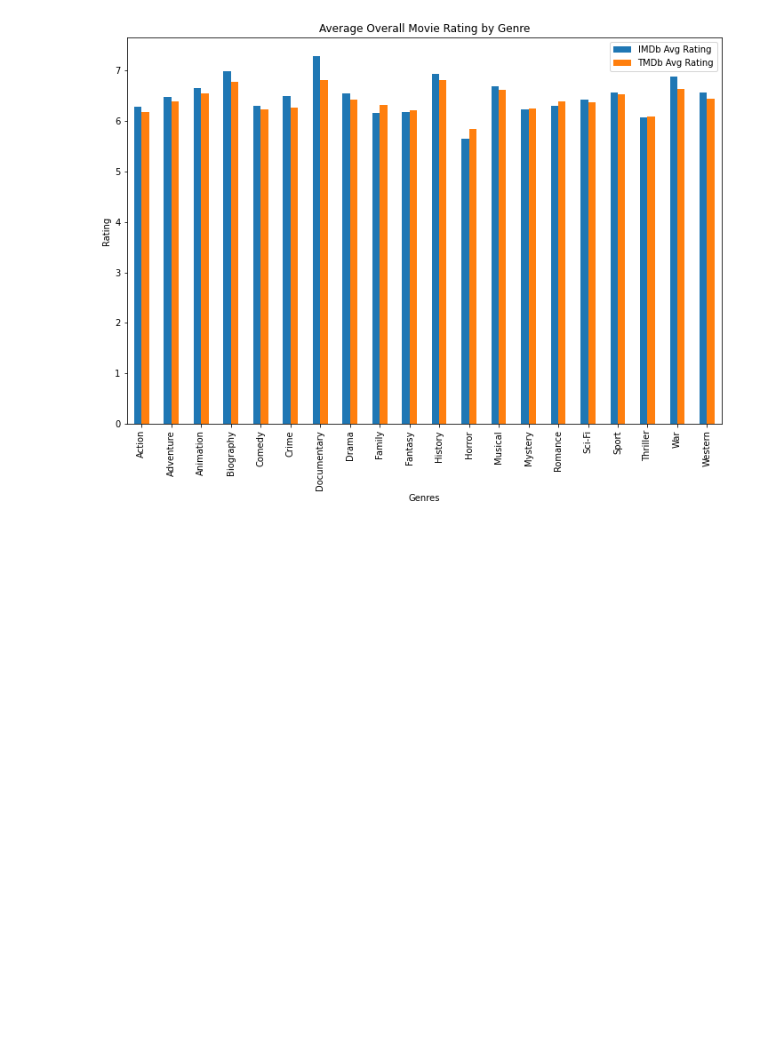
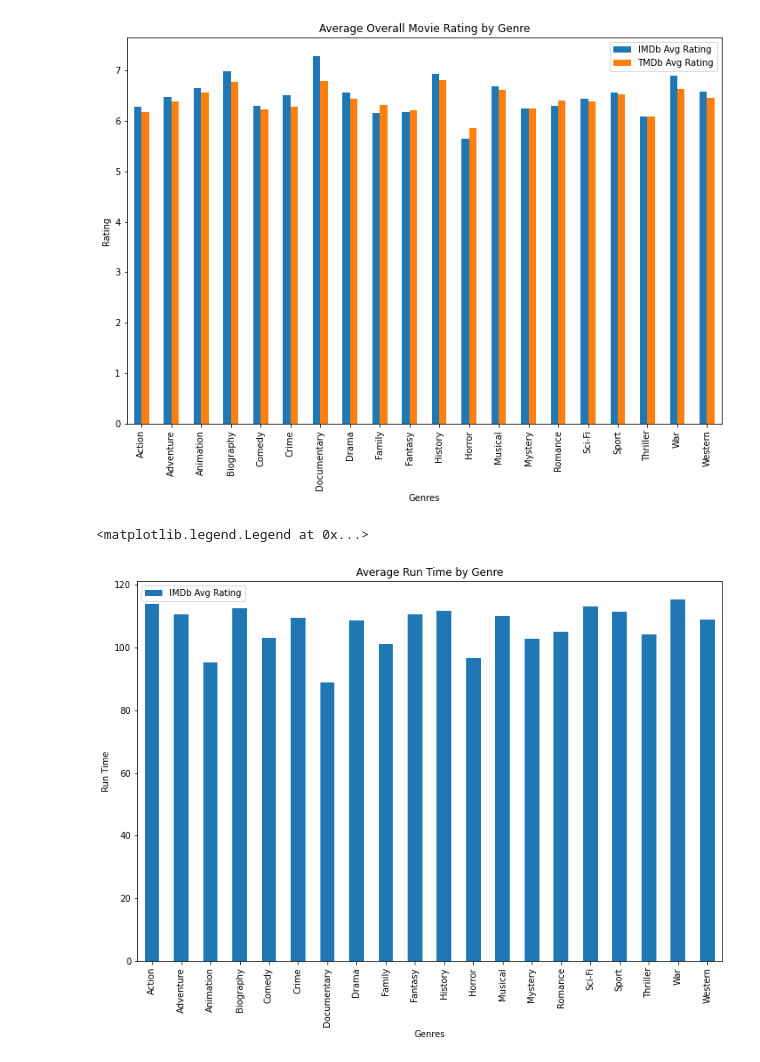
Before and after one commit to jacrivera/AI-Academy-Semester-1-Capstone-Group-5, a Jupyter notebook: Final-Workbook.ipynb, the cells around one changed output. Drawn from its saved outputs; the diff is of its cells as text; code cells hidden in the pictures; blank space fills up the shorter version.

Commit message:
genre visual analysis complete

```diff
--- a/Final-Workbook.ipynb
+++ b/Final-Workbook.ipynb
@@ -235,12 +240,11 @@ master_df22["worldwide_gross"] = master_df.worldwide_gross.fillna(master_df["wor
+# %%
+# Drop irrelevant genres **help from Julian
+drop_list = ['Talk-Show','Reality-TV','Game-Show','News', 'Short']
+
+for dropg in drop_list:
+    master_df_genre = master_df_genre[master_df_genre['genres'] != dropg].copy()
 # %%
-# Split genres into new rows
-master_df_genre = master_df.copy()
-master_df_genre['genres'] = master_df_genre['genres'].map(lambda x: x.split(',') if type(x) is str else x)
-master_df_genre = master_df_genre.explode('genres')
-
-# Drop irrelevant genres / group similar genres
-drop_list = ['Talk-Show','Reality-TV','Game-Show','News','Short']
-master_df_genre = master_df_genre.drop(master_df_genre[master_df_genre['genres'].isin(drop_list)].index)
+# Merge Musical and Musically
 master_df_genre['genres'] = master_df_genre['genres'].map(lambda x: x if x != 'Music' else 'Musical')
 
 # Group rows by individual genre for comparison
@@ -250,3 +254,10 @@ plt.legend(labels=['IMDb Avg Rating','TMDb Avg Rating'])
 # %% [output]
 <matplotlib.legend.Legend at 0x...>
 [figure]
+# %%
+master_df_genre_grp = master_df_genre.groupby(['genres'])
+master_df_genre_grp.mean().plot(figsize=(12,8),y=['runtime_minutes'],kind='bar',xlabel='Genres',ylabel='Run Time',title='Average Run Time by Genre')
+plt.legend(labels=['IMDb Avg Rating','TMDb Avg Rating'])
+# %% [output]
+<matplotlib.legend.Legend at 0x...>
+[figure, added]
```
Also changed, not shown: parts of 5 cells of this notebook.
